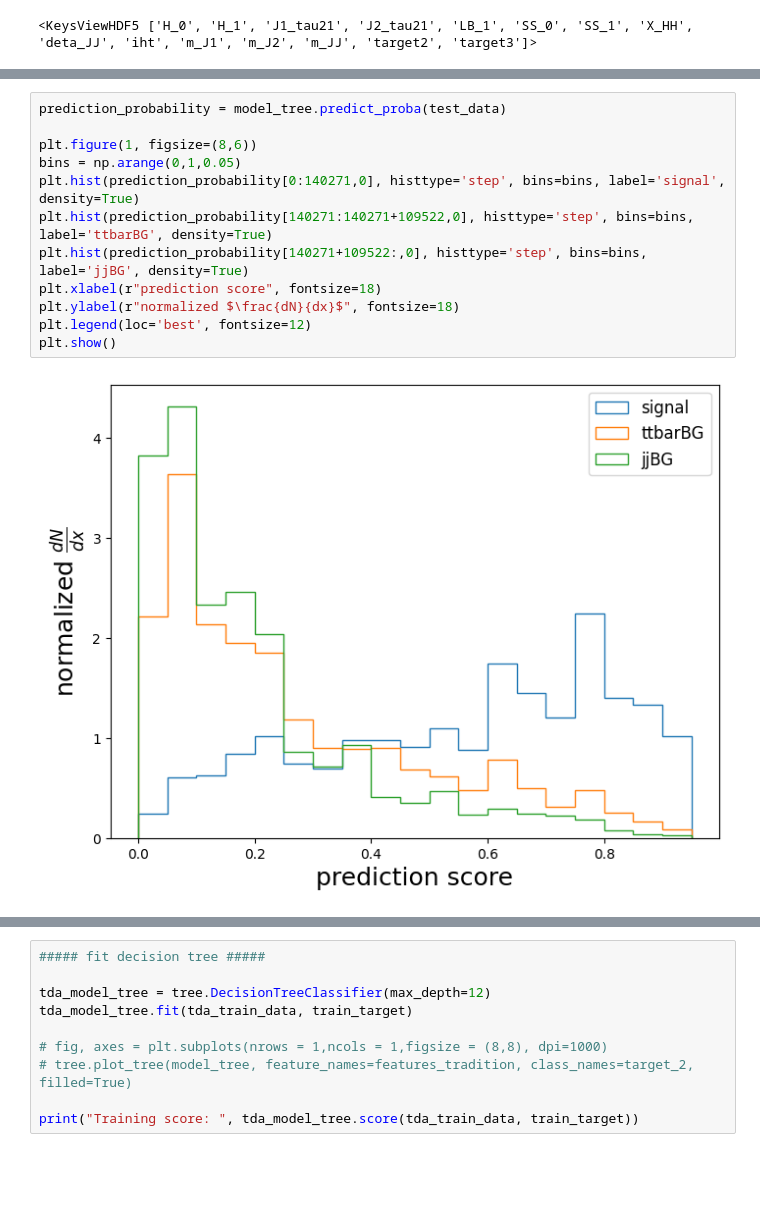
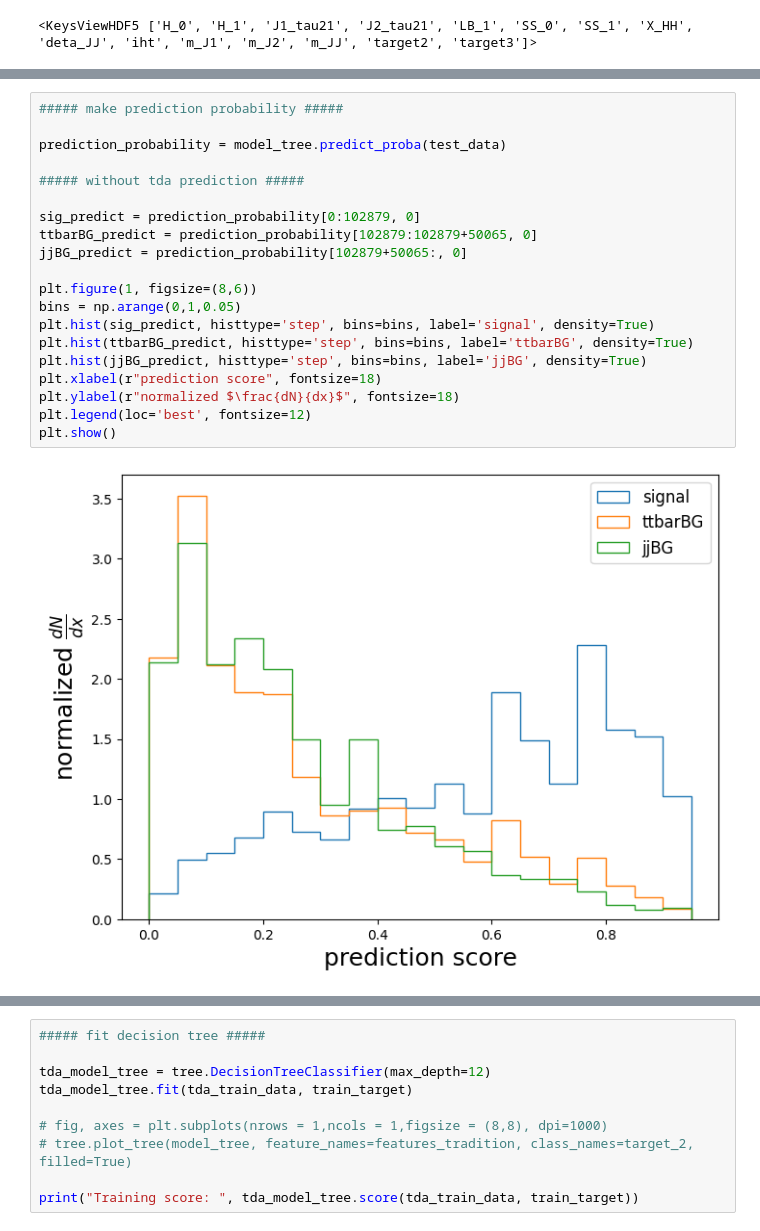
Before and after one commit to FeiChinzz/ggHH, a Jupyter notebook: DecisionTree.ipynb, the cells around one changed output, grey strips where cells are left out. Cells and saved outputs as stored; diff of their text form; blank space fills up the shorter version.

```diff
--- a/DecisionTree.ipynb
+++ b/DecisionTree.ipynb
@@ -89,17 +89,25 @@ The confusion matrix is:
 # %%
+##### make prediction probability #####
+
 prediction_probability = model_tree.predict_proba(test_data)
+
+##### without tda prediction #####
+
+sig_predict = prediction_probability[0:102879, 0]
+ttbarBG_predict = prediction_probability[102879:102879+50065, 0]
+jjBG_predict = prediction_probability[102879+50065:, 0]
 
 plt.figure(1, figsize=(8,6))
 bins = np.arange(0,1,0.05)
-plt.hist(prediction_probability[0:140271,0], histtype='step', bins=bins, label='signal', density=True)
-plt.hist(prediction_probability[140271:140271+109522,0], histtype='step', bins=bins, label='ttbarBG', density=True)
-plt.hist(prediction_probability[140271+109522:,0], histtype='step', bins=bins, label='jjBG', density=True)
+plt.hist(sig_predict, histtype='step', bins=bins, label='signal', density=True)
+plt.hist(ttbarBG_predict, histtype='step', bins=bins, label='ttbarBG', density=True)
+plt.hist(jjBG_predict, histtype='step', bins=bins, label='jjBG', density=True)
 plt.xlabel(r"prediction score", fontsize=18)
 plt.ylabel(r"normalized $\frac{dN}{dx}$", fontsize=18)
 plt.legend(loc='best', fontsize=12)
 plt.show()
 # %% [output]
-[figure, old version]
+[figure, new version]
 # %%
 ##### scatch data with TDA #####
 
```
Also changed, not shown: parts of 9 cells of this notebook.
